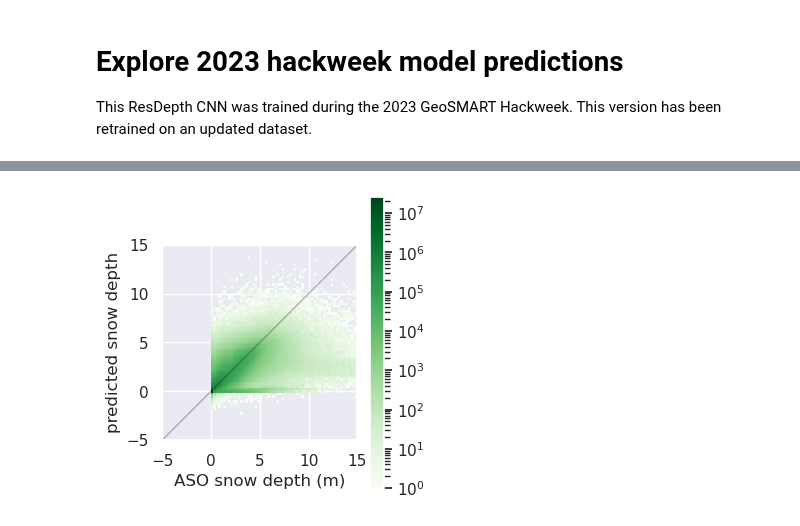
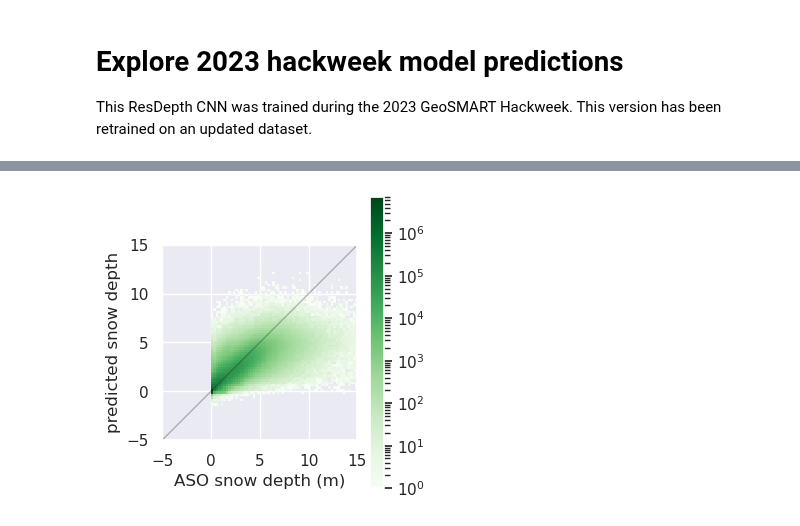
Before and after one commit to geo-smart/deep-snow, a Jupyter notebook: notebooks/exploration/model_exploration.ipynb, the cells around one changed output, grey strips where cells are left out. Cells and saved outputs as stored; diff of their text form; code cells hidden in the pictures.

```diff
--- a/notebooks/exploration/model_exploration.ipynb
+++ b/notebooks/exploration/model_exploration.ipynb
@@ -62,7 +103,7 @@ input_channels = [
 # %%
 #load previous model
-model = crunchy_snow.models.ResDepth(n_input_channels=len(input_channels))
-model.load_state_dict(torch.load('../../weights/quinn_ResDepth_v3'))
+model = deep_snow.models.ResDepth(n_input_channels=len(input_channels), depth=5)
+model.load_state_dict(torch.load('../../weights/quinn_ResDepth_v4_74epochs'))
 model.to('cuda');
 # %%
 # visualize model predictions
@@ -92,7 +133,7 @@ for i, data_tuple in enumerate(val_loader):
         norm_max = np.max([data_dict['green'].max(), data_dict['red'].max(), data_dict['blue'].max()]) # there are better ways to do this
         ax[1, 1].imshow(torch.cat((data_dict['red'].squeeze()[:, :, None]/norm_max, data_dict['green'].squeeze()[:, :, None]/norm_max, data_dict['blue'].squeeze()[:, :, None]/norm_max), 2).squeeze(), interpolation='none')
         ax[1, 1].set_title('true color image')
-        ax[1, 2].imshow(data_dict['aso_gap_map'].squeeze() + data_dict['rtc_gap_map'].squeeze(), cmap='Purples', interpolation='none')
+        ax[1, 2].imshow(data_dict['aso_gap_map'].squeeze() + data_dict['rtc_gap_map'].squeeze() + data_dict['s2_gap_map'].squeeze(), vmin=0, cmap='Purples', interpolation='none')
         ax[1, 2].set_title('ASO and RTC Gaps')
         ax[2, 0].imshow(data_dict['ndvi'].squeeze(), cmap='YlGn', interpolation='none')
         ax[2, 0].set_title('NDVI')
@@ -117,7 +158,7 @@ for i, data_tuple in enumerate(val_loader):
 # visualize prediction error
 sns.set_theme()
 num_samples = 1
-norm_dict = crunchy_snow.dataset.norm_dict
+norm_dict = deep_snow.dataset.norm_dict
 
 for i, data_tuple in enumerate(val_loader):
     if i < num_samples:
@@ -131,12 +172,12 @@ for i, data_tuple in enumerate(val_loader):
             pred_sd = pred_sd.to('cpu')
 
             # mask nodata areas
-            pred_sd = torch.where(data_dict['aso_gap_map']+data_dict['rtc_gap_map'] == 0, pred_sd, torch.zeros_like(pred_sd))
-            aso_sd = torch.where(data_dict['aso_gap_map']+data_dict['rtc_gap_map'] == 0, data_dict['aso_sd'], torch.zeros_like(pred_sd))
+            pred_sd = torch.where(data_dict['aso_gap_map']+data_dict['rtc_gap_map'] + data_dict['s2_gap_map'] == 0, pred_sd, torch.zeros_like(pred_sd))
+            aso_sd = torch.where(data_dict['aso_gap_map']+data_dict['rtc_gap_map'] + data_dict['s2_gap_map']== 0, data_dict['aso_sd'], torch.zeros_like(pred_sd))
 
             # undo normalization
-            pred_sd = crunchy_snow.dataset.undo_norm(pred_sd, crunchy_snow.dataset.norm_dict['aso_sd']).squeeze()
-            aso_sd = crunchy_snow.dataset.undo_norm(aso_sd, crunchy_snow.dataset.norm_dict['aso_sd']).squeeze()
+            pred_sd = deep_snow.dataset.undo_norm(pred_sd, deep_snow.dataset.norm_dict['aso_sd']).squeeze()
+            aso_sd = deep_snow.dataset.undo_norm(aso_sd, deep_snow.dataset.norm_dict['aso_sd']).squeeze()
 
             # mask values above 0
             pred_sd = torch.where(pred_sd >= 0, pred_sd, torch.zeros_like(pred_sd))
@@ -194,6 +235,39 @@ def plot_rmse(value_list, target_list, binwidth=0.25, axmin=-5, axmax=15):
     ax.set_xticks([-5, 0,5,10,15])
     ax.set_yticks([-5, 0,5,10,15])
     f.tight_layout()
+    f.savefig('../../figs/quinn_ResDepthv4_74epochs_performance.png', dpi=400)
+
+# def list_plot(data, data_loader, norm_dict):
+#     # init lists
+#     pred_array = np.array([])
+#     target_array = np.array([])
+
+#     for i, data_tuple in enumerate(data_loader):
+#         if (i+1)%500 == 0:
+#             print(f'loop {i+1}/{data.filelength}')
+
+#         data_dict = {name: tensor for name, tensor in zip(selected_channels, data_tuple)}
+#         inputs = torch.cat([data_dict[channel] for channel in input_channels], dim=1).to('cuda')
+
+#         with torch.no_grad():
+#             pred_sd = model(inputs)
+
+#         # undo normalization
+#         aso_sd = deep_snow.dataset.undo_norm(data_dict['aso_sd'], norm_dict['aso_sd'])
+#         pred_sd = deep_snow.dataset.undo_norm(pred_sd.squeeze().to('cpu'), norm_dict['aso_sd'])
+
+#         # mask missing values
+#         pred_sd = torch.where(data_dict['aso_gap_map']+data_dict['rtc_gap_map'] + data_dict['s2_gap_map'] == 0, pred_sd, np.nan).squeeze()
+#         aso_sd = torch.where(data_dict['aso_gap_map']+data_dict['rtc_gap_map'] + data_dict['s2_gap_map'] == 0, aso_sd, np.nan).squeeze()
+
+#         # convert to 1d lists for plotting
+#         pred_array = np.append(pred_array, pred_sd)
+#         target_array = np.append(target_array, aso_sd)
+
+#     print('plotting')
+#     plot_rmse(pred_array, target_array)
+
+from sklearn.metrics import r2_score, mean_squared_error, mean_absolute_error
 
 def list_plot(data, data_loader, norm_dict):
     # init lists
@@ -211,19 +285,31 @@ def list_plot(data, data_loader, norm_dict):
             pred_sd = model(inputs)
 
         # undo normalization
-        aso_sd = crunchy_snow.dataset.undo_norm(data_dict['aso_sd'], norm_dict['aso_sd'])
-        pred_sd = crunchy_snow.dataset.undo_norm(pred_sd.squeeze().to('cpu'), norm_dict['aso_sd'])
+        aso_sd = deep_snow.dataset.undo_norm(data_dict['aso_sd'], norm_dict['aso_sd'])
+        pred_sd = deep_snow.dataset.undo_norm(pred_sd.squeeze().to('cpu'), norm_dict['aso_sd'])
 
         # mask missing values
-        pred_sd = torch.where(data_dict['aso_gap_map']+data_dict['rtc_gap_map'] == 0, pred_sd, torch.zeros_like(pred_sd)).squeeze()
-        aso_sd = torch.where(data_dict['aso_gap_map']+data_dict['rtc_gap_map'] == 0, aso_sd, torch.zeros_like(pred_sd)).squeeze()
+        pred_sd = torch.where(data_dict['aso_gap_map']+data_dict['rtc_gap_map'] + data_dict['s2_gap_map'] == 0, pred_sd, np.nan).squeeze()
+        aso_sd = torch.where(data_dict['aso_gap_map']+data_dict['rtc_gap_map'] + data_dict['s2_gap_map'] == 0, aso_sd, np.nan).squeeze()
 
         # convert to 1d lists for plotting
         pred_array = np.append(pred_array, pred_sd)
         target_array = np.append(target_array, aso_sd)
 
+    pred_array = pred_array[~np.isnan(pred_array)]
+    target_array = target_array[~np.isnan(target_array)]
+
+    # Calculate metrics
+    r2 = r2_score(target_array, pred_array)
+    mse = mean_squared_error(target_array, pred_array)
+    mae = mean_absolute_error(target_array, pred_array)
+
+    print(f'R²: {r2}')
+    print(f'MSE: {mse}')
+    print(f'MAE: {mae}')
+
     print('plotting')
     plot_rmse(pred_array, target_array)
 
-list_plot(val_data, val_loader, crunchy_snow.dataset.norm_dict)
+list_plot(val_data, val_loader, deep_snow.dataset.norm_dict)
 # %% [output]
@@ -235,2 +323,2 @@ loop 2500/2750
 plotting
-[figure, old version]
+[figure, new version]
```
Also changed, not shown: parts of 7 cells of this notebook, 25 other files.
